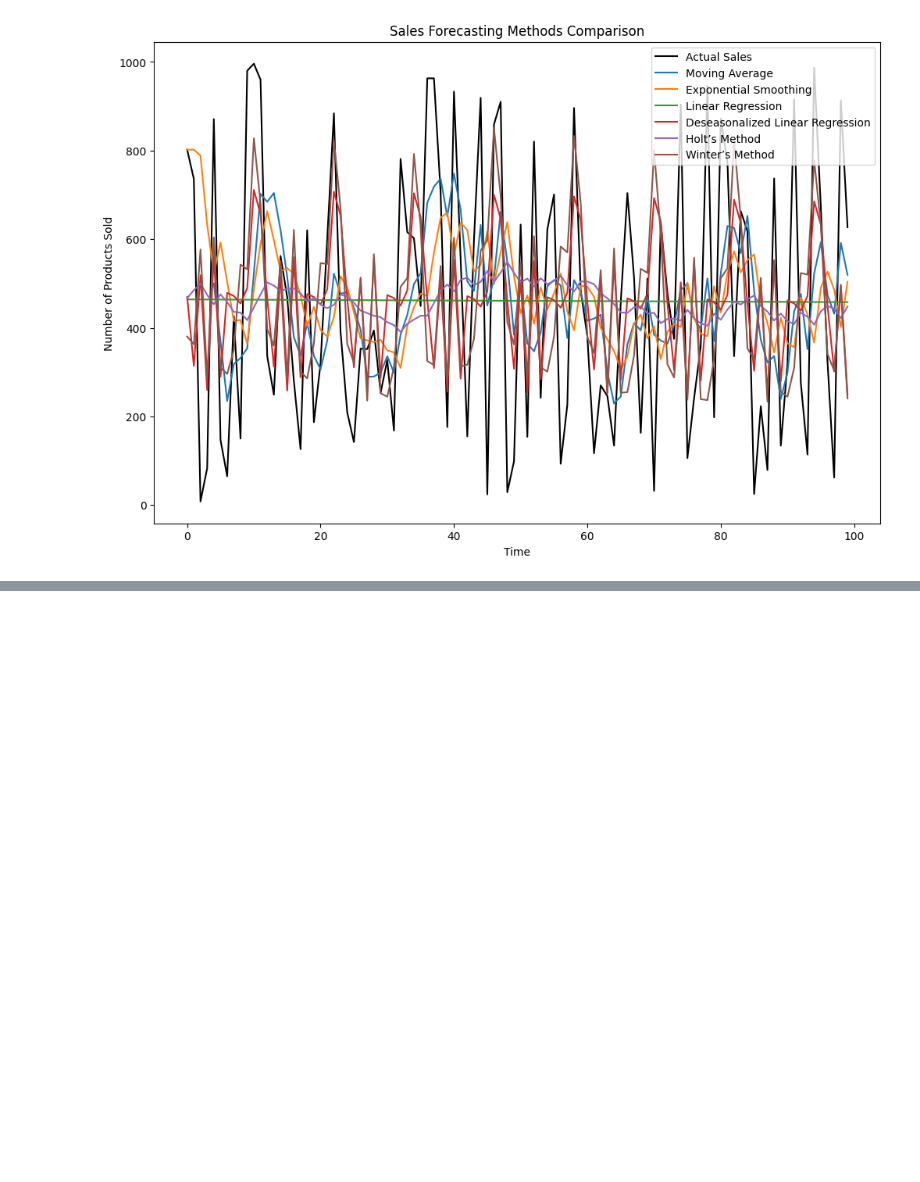
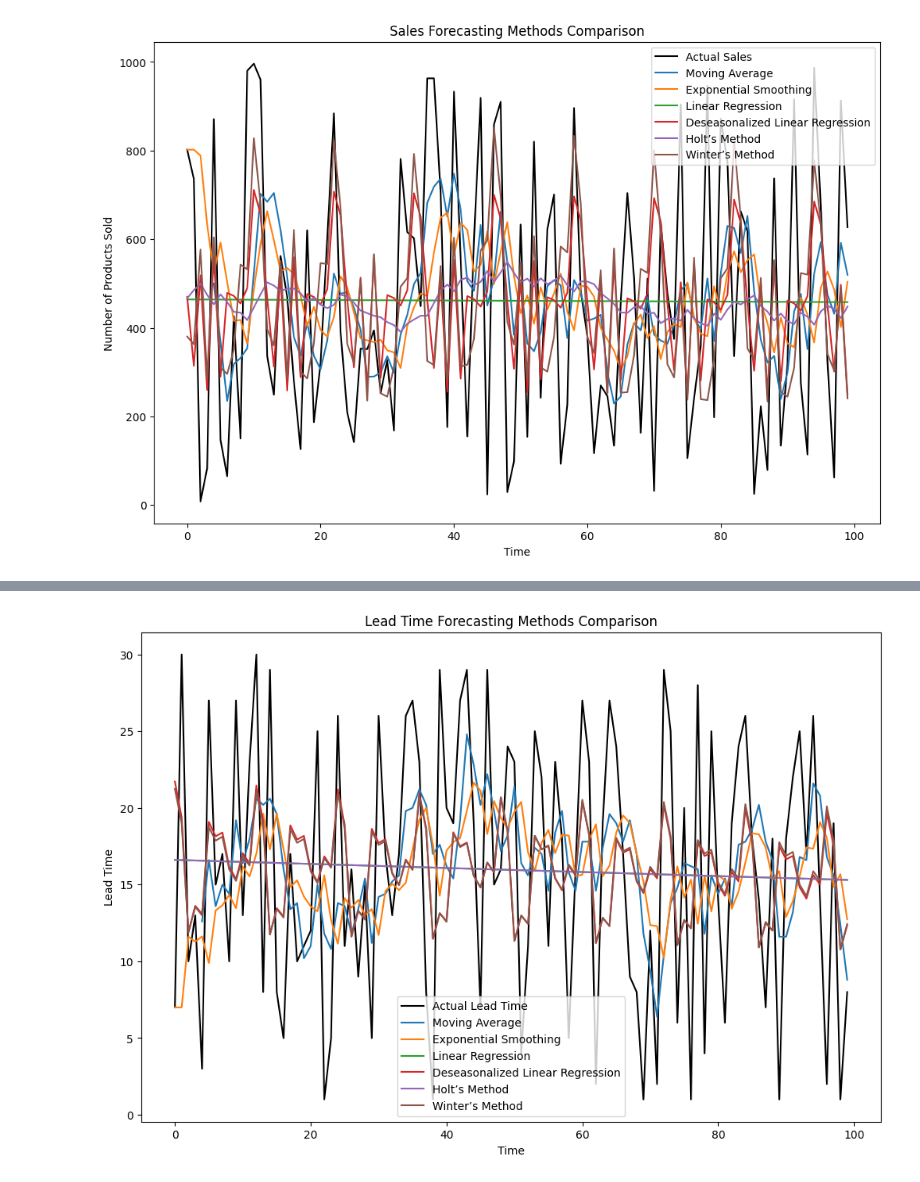
Before and after one commit to gpower8/SupplyChainAnalysis, a Jupyter notebook: Forecast.ipynb, the cells around one changed output, grey strips where cells are left out. Cells and saved outputs as stored; diff of their text form; code cells hidden in the pictures; blank space fills up the shorter version.

```diff
--- a/Forecast.ipynb
+++ b/Forecast.ipynb
@@ -4,6 +4,7 @@ import matplotlib.pyplot as plt
 from statsmodels.tsa.holtwinters import SimpleExpSmoothing, ExponentialSmoothing
 from sklearn.linear_model import LinearRegression
 import numpy as np
+from sklearn.metrics import mean_squared_error
 
 # Load the dataset
 data = pd.read_csv('/Users/graydon/Downloads/supply_chain_data.csv')
@@ -75,6 +76,98 @@ plt.show()
 # Save the dataframe with all the forecasts
 data.to_csv('forecasted_data.csv', index=False)
 
-#love
+# Calculate MSE for each method, aligning actual and forecasted data to ensure equal length
+mse_moving_average = mean_squared_error(data['Number of products sold'][data['Moving_Average'].notna()], data['Moving_Average'].dropna())
+mse_exponential_smoothing = mean_squared_error(data['Number of products sold'][data['Exponential_Smoothing'].notna()], data['Exponential_Smoothing'].dropna())
+mse_linear_regression = mean_squared_error(data['Number of products sold'], data['Linear_Regression'])  # Linear regression should not have NaN
+mse_deseasonalized_linear_regression = mean_squared_error(data['Number of products sold'], data['Deseasonalized_Linear_Regression'])  # Assuming no NaN after reseasonalizing
+mse_holts_method = mean_squared_error(data['Number of products sold'][data['Holts_Method'].notna()], data['Holts_Method'].dropna())
+mse_winters_method = mean_squared_error(data['Number of products sold'][data['Winters_Method'].notna()], data['Winters_Method'].dropna())
+
+# Print the MSE for each method
+print(f"MSE for Moving Average: {mse_moving_average}")
+print(f"MSE for Exponential Smoothing: {mse_exponential_smoothing}")
+print(f"MSE for Linear Regression: {mse_linear_regression}")
+print(f"MSE for Deseasonalized Linear Regression: {mse_deseasonalized_linear_regression}")
+print(f"MSE for Holt's Method: {mse_holts_method}")
+print(f"MSE for Winter's Method: {mse_winters_method}")
+
+#-------------------
+#Lead times forecast
+
+# Load the dataset
+data = pd.read_csv('/Users/graydon/Downloads/supply_chain_data.csv')
+
+# Setting the figure for plotting
+plt.figure(figsize=(12, 8))
+
+# Assuming 'lead_time' is the column with lead times
+# Plot actual data
+plt.plot(data['Lead times'], label='Actual Lead Time', color='black')
+
+# 1. Moving Averages
+data['Moving_Average'] = data['Lead times'].rolling(window=5).mean()
+plt.plot(data['Moving_Average'], label='Moving Average')
+
+# 2. Exponential Smoothing
+data['Exponential_Smoothing'] = SimpleExpSmoothing(data['Lead times']).fit(
+    smoothing_level=0.2, optimized=False).fittedvalues
+plt.plot(data['Exponential_Smoothing'], label='Exponential Smoothing')
+
+# 3. Linear Regression
+X = data.index.values.reshape(-1, 1)  # Using time as the predictor
+y = data['Lead times']
+model_linear = LinearRegression().fit(X, y)
+data['Linear_Regression'] = model_linear.predict(X)
+plt.plot(data['Linear_Regression'], label='Linear Regression')
+
+# 4. Deseasonalized Linear Regression
+# Calculate a seasonal index
+seasonal_index = data['Lead times'].groupby(data.index % 12).mean()
+# Repeat the seasonal index to match the length of the dataset
+full_seasonal_pattern = np.tile(seasonal_index, len(data) // len(seasonal_index) + 1)[:len(data)]
+# Deseasonalize the data
+deseasonalized = data['Lead times'] / full_seasonal_pattern
+
+# Fit linear regression to the deseasonalized data
+model_deseasonalized = LinearRegression().fit(X, deseasonalized)
+# Predict and reseasonalize the output
+deseasonalized_prediction = model_deseasonalized.predict(X)
+data['Deseasonalized_Linear_Regression'] = deseasonalized_prediction * full_seasonal_pattern
+
+plt.plot(data.index, data['Deseasonalized_Linear_Regression'], label='Deseasonalized Linear Regression')
+
+# 5. Holt’s Method
+data['Holts_Method'] = ExponentialSmoothing(data['Lead times'], trend='add').fit().fittedvalues
+plt.plot(data['Holts_Method'], label='Holt’s Method')
+
+# 6. Winter’s Method
+data['Winters_Method'] = ExponentialSmoothing(data['Lead times'], trend='add', seasonal='add', seasonal_periods=12).fit().fittedvalues
+plt.plot(data['Winters_Method'], label='Winter’s Method')
+
+# Add legend and labels
+plt.legend()
+plt.title('Lead Time Forecasting Methods Comparison')
+plt.xlabel('Time')
+plt.ylabel('Lead Time')
+
+# Show the plot
+plt.show()
+
+# Calculate MSE for each method, aligning actual and forecasted data to ensure equal length
+mse_moving_average = mean_squared_error(data['Lead times'][data['Moving_Average'].notna()], data['Moving_Average'].dropna())
+mse_exponential_smoothing = mean_squared_error(data['Lead times'][data['Exponential_Smoothing'].notna()], data['Exponential_Smoothing'].dropna())
+mse_linear_regression = mean_squared_error(data['Lead times'], data['Linear_Regression'])  # Linear regression should not have NaN
+mse_deseasonalized_linear_regression = mean_squared_error(data['Lead times'], data['Deseasonalized_Linear_Regression'])  # Assuming no NaN after reseasonalizing
+mse_holts_method = mean_squared_error(data['Lead times'][data['Holts_Method'].notna()], data['Holts_Method'].dropna())
+mse_winters_method = mean_squared_error(data['Lead times'][data['Winters_Method'].notna()], data['Winters_Method'].dropna())
+
+# Print the MSE for each method
+print(f"MSE for Moving Average: {mse_moving_average}")
+print(f"MSE for Exponential Smoothing: {mse_exponential_smoothing}")
+print(f"MSE for Linear Regression: {mse_linear_regression}")
+print(f"MSE for Deseasonalized Linear Regression: {mse_deseasonalized_linear_regression}")
+print(f"MSE for Holt's Method: {mse_holts_method}")
+print(f"MSE for Winter's Method: {mse_winters_method}")
 # %% [output]
 [figure]
@@ -80,0 +180 @@ data.to_csv('forecasted_data.csv', index=False)
+[figure, added]
```
Also changed, not shown: parts of 1 cell of this notebook.
